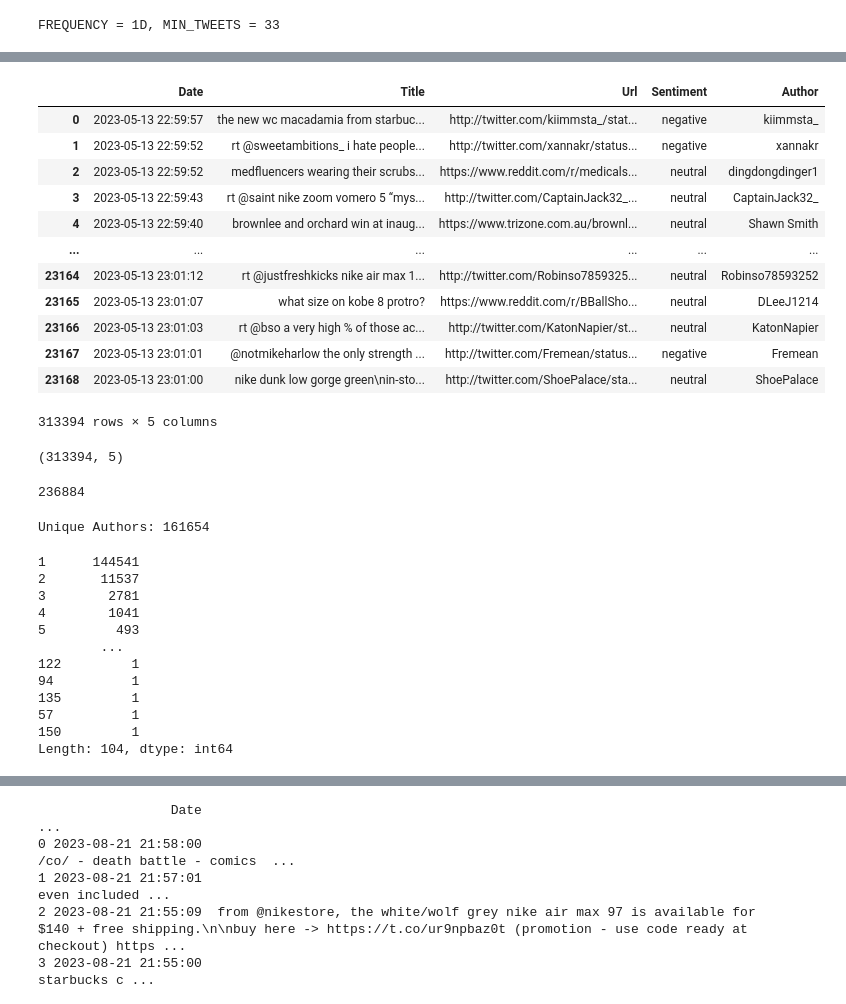
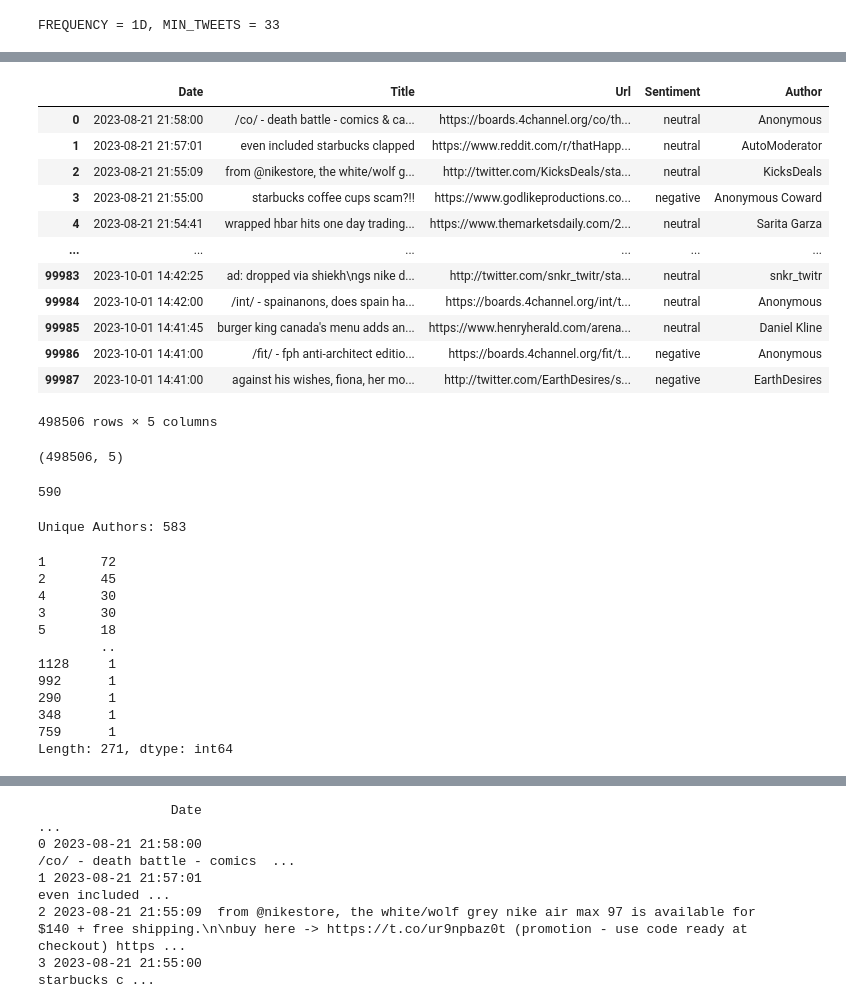
Before and after one commit to XiaoxiaChampon/xcj_hypothesis_test, a Jupyter notebook: source_code/python/pre_W_Y_rand.ipynb, the cells around one changed output, grey strips where cells are left out. Cells and saved outputs as stored; diff of their text form; code cells hidden in the pictures.

```diff
--- a/source_code/python/pre_W_Y_rand.ipynb
+++ b/source_code/python/pre_W_Y_rand.ipynb
@@ -44,7 +44,9 @@ def showdf(df, head = True, msg=None):
 # %% [output]
 FREQUENCY = 1D, MIN_TWEETS = 33
 # %%
-wdf_all = pd.concat([ pd.read_csv(f, skiprows=5, parse_dates=["Date"], usecols=["Author","Sentiment","Date","Url","Title"]) for f in glob.glob("../../datar/randRLRT/*.csv*")])
+wdf_all = pd.concat([ pd.read_csv(f, skiprows=5, parse_dates=["Date"],
+                                  usecols=["Author","Sentiment","Date","Url","Title"])
+                     for f in glob.glob("../../datar/randRLRT/userdata/*.csv*")])
 wdf_all.dropna(subset=["Author","Date","Sentiment"], inplace=True)
 wdf_all.drop_duplicates("Url", inplace=True)
 # wdf.drop(columns=["Url"], inplace=True)
@@ -62,43 +64,44 @@ Shape:  (313394, 5)
 |  | Date | Title | Url | Sentiment | Author |
-| 0 | 2023-05-13 22:59:57 | the new wc macadamia from starbuc... | http://twitter.com/kiimmsta_/stat... | negative | kiimmsta_ |
-| 1 | 2023-05-13 22:59:52 | rt @sweetambitions_ i hate people... | http://twitter.com/xannakr/status... | negative | xannakr |
-| 2 | 2023-05-13 22:59:52 | medfluencers wearing their scrubs... | https://www.reddit.com/r/medicals... | neutral | dingdongdinger1 |
-| 3 | 2023-05-13 22:59:43 | rt @saint nike zoom vomero 5 “mys... | http://twitter.com/CaptainJack32_... | neutral | CaptainJack32_ |
-| 4 | 2023-05-13 22:59:40 | brownlee and orchard win at inaug... | https://www.trizone.com.au/brownl... | neutral | Shawn Smith |
+| 0 | 2023-08-21 21:58:00 | /co/ - death battle - comics & ca... | https://boards.4channel.org/co/th... | neutral | Anonymous |
+| 1 | 2023-08-21 21:57:01 | even included starbucks clapped | https://www.reddit.com/r/thatHapp... | neutral | AutoModerator |
+| 2 | 2023-08-21 21:55:09 | from @nikestore, the white/wolf g... | http://twitter.com/KicksDeals/sta... | neutral | KicksDeals |
+| 3 | 2023-08-21 21:55:00 | starbucks coffee cups scam?!! | https://www.godlikeproductions.co... | negative | Anonymous Coward |
+| 4 | 2023-08-21 21:54:41 | wrapped hbar hits one day trading... | https://www.themarketsdaily.com/2... | neutral | Sarita Garza |
 | ... | ... | ... | ... | ... | ... |
-| 23164 | 2023-05-13 23:01:12 | rt @justfreshkicks nike air max 1... | http://twitter.com/Robinso7859325... | neutral | Robinso78593252 |
-| 23165 | 2023-05-13 23:01:07 | what size on kobe 8 protro? | https://www.reddit.com/r/BBallSho... | neutral | DLeeJ1214 |
-| 23166 | 2023-05-13 23:01:03 | rt @bso a very high % of those ac... | http://twitter.com/KatonNapier/st... | neutral | KatonNapier |
-| 23167 | 2023-05-13 23:01:01 | @notmikeharlow the only strength ... | http://twitter.com/Fremean/status... | negative | Fremean |
-| 23168 | 2023-05-13 23:01:00 | nike dunk low gorge green\nin-sto... | http://twitter.com/ShoePalace/sta... | neutral | ShoePalace |
+| 99983 | 2023-10-01 14:42:25 | ad: dropped via shiekh\ngs nike d... | http://twitter.com/snkr_twitr/sta... | neutral | snkr_twitr |
+| 99984 | 2023-10-01 14:42:00 | /int/ - spainanons, does spain ha... | https://boards.4channel.org/int/t... | neutral | Anonymous |
+| 99985 | 2023-10-01 14:41:45 | burger king canada's menu adds an... | https://www.henryherald.com/arena... | neutral | Daniel Kline |
+| 99986 | 2023-10-01 14:41:00 | /fit/ - fph anti-architect editio... | https://boards.4channel.org/fit/t... | negative | Anonymous |
+| 99987 | 2023-10-01 14:41:00 | against his wishes, fiona, her mo... | http://twitter.com/EarthDesires/s... | negative | EarthDesires |
-313394 rows × 5 columns
+498506 rows × 5 columns
 # %%
 wdf_all.shape
 # %% [output]
-(313394, 5)
+(498506, 5)
 # %%
 wdf_all["Author"].nunique()
 # %% [output]
-236884
+590
 # %%
 wdf_all.drop(wdf_all[wdf_all["Title"].isna()].index, inplace=True)
 # %%
 otxt.write("Unique Authors:", wdf_all["Author"].nunique())
 # %% [output]
-Unique Authors: 161654
+Unique Authors: 583
 # %%
+# number of authors with a given post count
 wdf_all.groupby("Author").size().value_counts()
 # %% [output]
-1      144541
-2       11537
-3        2781
-4        1041
-5         493
-        ...
-122         1
-94          1
-135         1
-57          1
-150         1
-Length: 104, dtype: int64
+1       72
+2       45
+4       30
+3       30
+5       18
+        ..
+1128     1
+992      1
+290      1
+348      1
+759      1
+Length: 271, dtype: int64
 # %%
```
Also changed, not shown: parts of 16 cells of this notebook, 3 other files.
